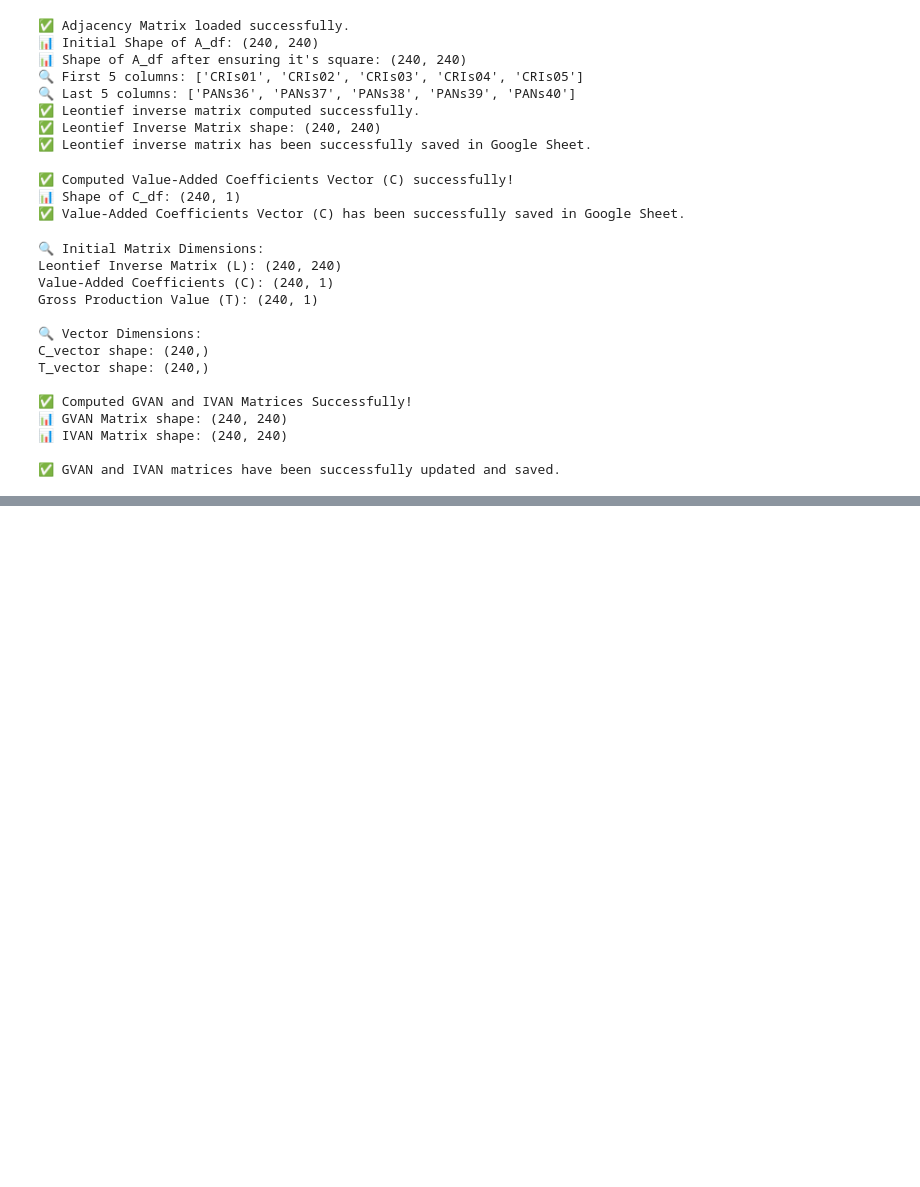
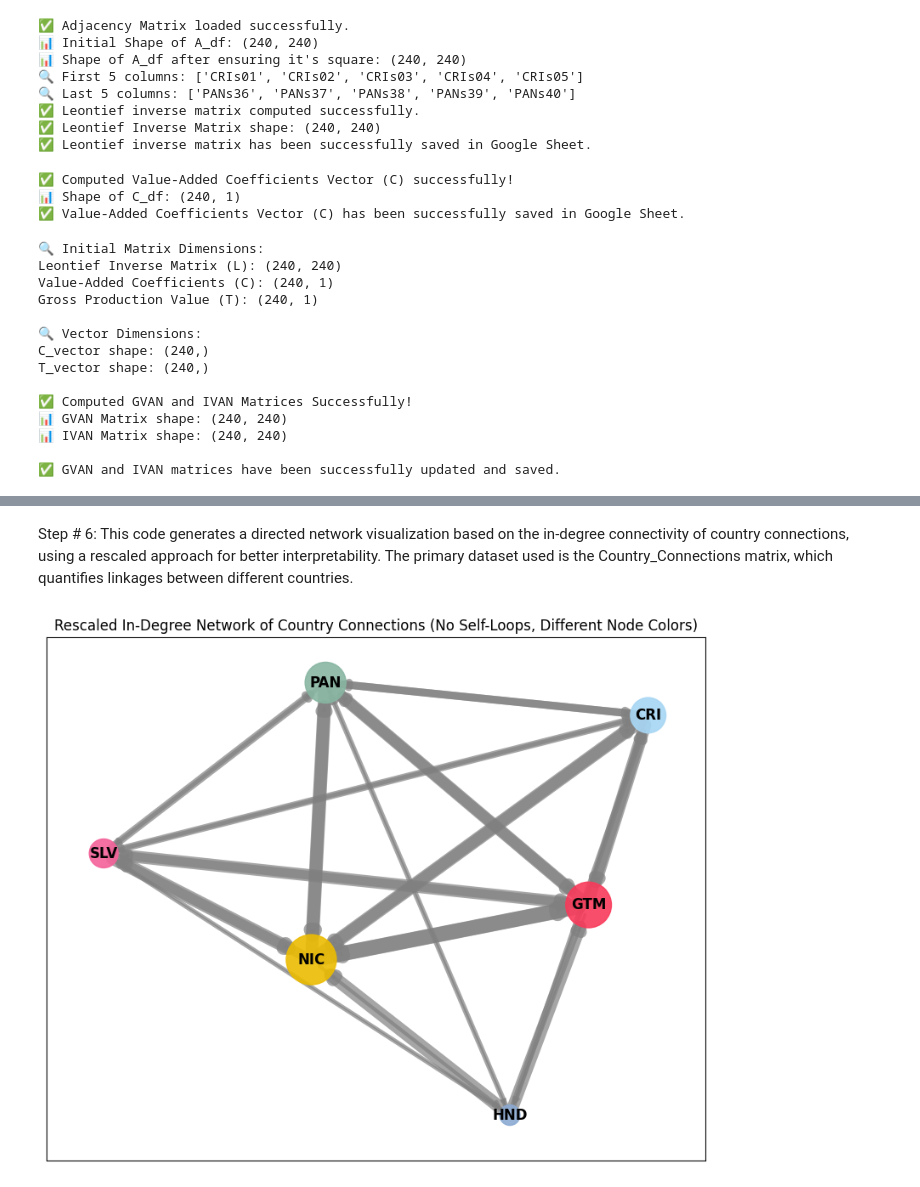
Before and after one commit to erickdiaz3010/tesis-network-analysis, a Jupyter notebook: Thesis_VA_in_CA_Erick.ipynb, the cells around one changed output, grey strips where cells are left out. Cells and saved outputs as stored; diff of their text form; code cells hidden in the pictures; blank space fills up the shorter version.

```diff
--- a/Thesis_VA_in_CA_Erick.ipynb
+++ b/Thesis_VA_in_CA_Erick.ipynb
@@ -879,0 +324,66 @@ print("✅ Sorted nodes with connections in GVAN network have been saved success
+# %% [markdown]
+Step # 6: This code generates a directed network visualization based on the in-degree connectivity of country connections, using a rescaled approach for better interpretability. The primary dataset used is the Country_Connections matrix, which quantifies linkages between different countries.
+# %%
+import pandas as pd
+import networkx as nx
+import matplotlib.pyplot as plt
+import numpy as np
+import random
+
+# 📌 Load the country connections matrix
+drive_path = "/content/drive/MyDrive/Thesis/thesis/Paper input output/data/real/CA IO table 2014 - real.xlsx"
+country_connections = pd.read_excel(drive_path, sheet_name="Country_Connections", index_col=0)
+
+# 📌 Compute node weights (In-Degree) with higher scaling
+column_sums = country_connections.sum(axis=0).sort_values()
+scaling_factor = 1.0  # Increased scaling factor for better visibility
+node_ranks = {country: i for i, country in enumerate(column_sums.index)}
+node_sizes = {country: 300 + node_ranks[country] * scaling_factor * 300 for country in column_sums.index}  # Increase base size
+
+# 📌 Generate random colors for nodes
+node_colors = {country: "#%06x" % random.randint(0, 0xFFFFFF) for country in column_sums.index}
+
+# 📌 Create the graph
+graph = nx.DiGraph()
+for country in country_connections.index:
+    graph.add_node(country, size=node_sizes[country], color=node_colors[country])
+
+# 📌 Compute edge weights with scaling and omit self-loops
+edge_weights = []
+edge_values = country_connections[country_connections > 0].values.flatten()
+edge_values = edge_values[~np.isnan(edge_values)]  # Remove NaN
+edge_values.sort()
+edge_ranks = {value: i for i, value in enumerate(np.unique(edge_values))}
+
+edge_scaling_factor = 0.5  # Base increment for edge thickness
+base_edge_width = 1  # Minimum edge thickness
+
+for i, country1 in enumerate(country_connections.index):
+    for j, country2 in enumerate(country_connections.columns):
+        if country1 != country2 and country_connections.at[country1, country2] > 0:
+            weight = country_connections.at[country1, country2]
+            edge_width = base_edge_width + edge_ranks[weight] * edge_scaling_factor
+            graph.add_edge(country1, country2, weight=edge_width)
+            edge_weights.append(edge_width)
+
+# 📌 Draw the network
+plt.figure(figsize=(10, 8))
+pos = nx.spring_layout(graph, seed=42)  # Node positioning
+
+# Draw nodes
+node_sizes_list = [graph.nodes[n]["size"] for n in graph.nodes]
+node_color_list = [graph.nodes[n]["color"] for n in graph.nodes]
+nx.draw_networkx_nodes(graph, pos, node_size=node_sizes_list, node_color=node_color_list, alpha=0.9)
+
+# Draw edges
+edges = graph.edges(data=True)
+edge_widths = [d["weight"] for (_, _, d) in edges]
+nx.draw_networkx_edges(graph, pos, width=edge_widths, edge_color="gray", alpha=0.7)
+
+# Draw node labels
+nx.draw_networkx_labels(graph, pos, font_size=12, font_weight="bold")
+
+plt.title("Rescaled In-Degree Network of Country Connections (No Self-Loops, Different Node Colors)")
+plt.show()
+# %% [output]
+[figure, added]
```
Also changed, not shown: parts of 25 cells of this notebook.
